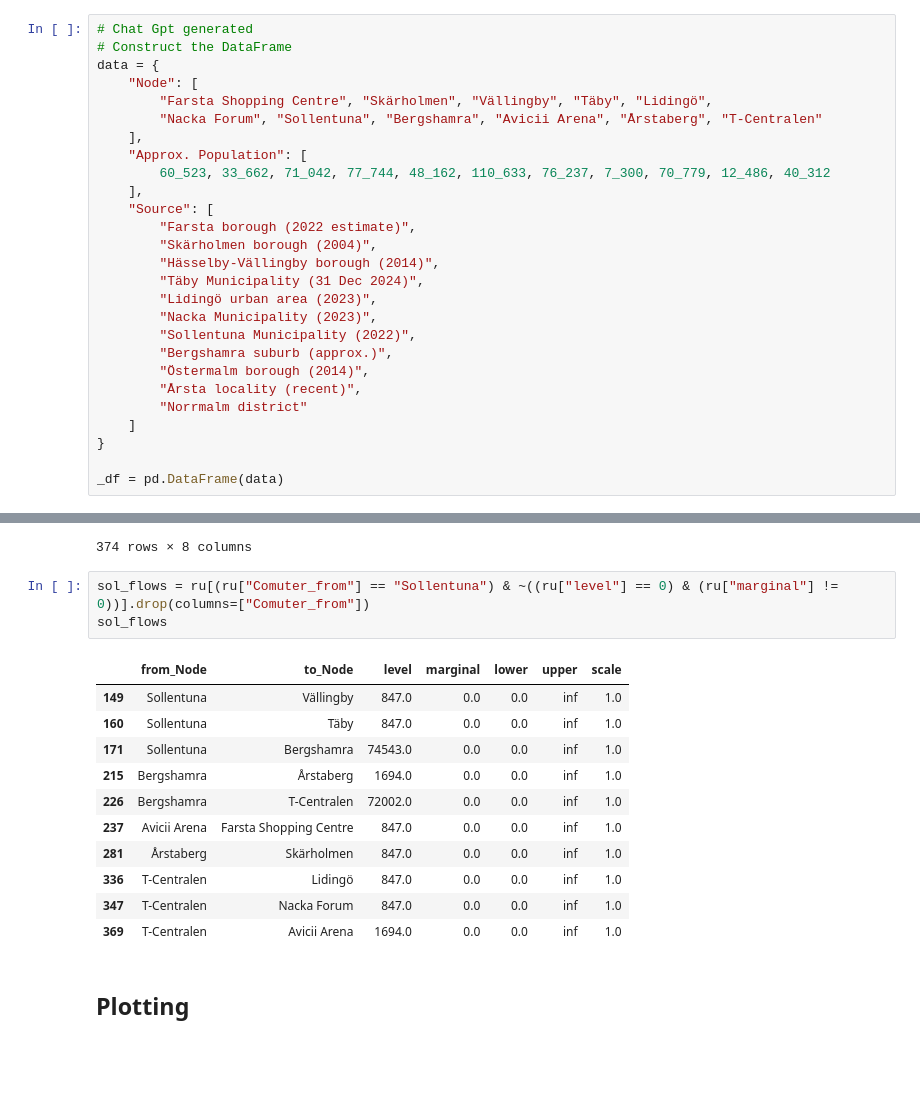
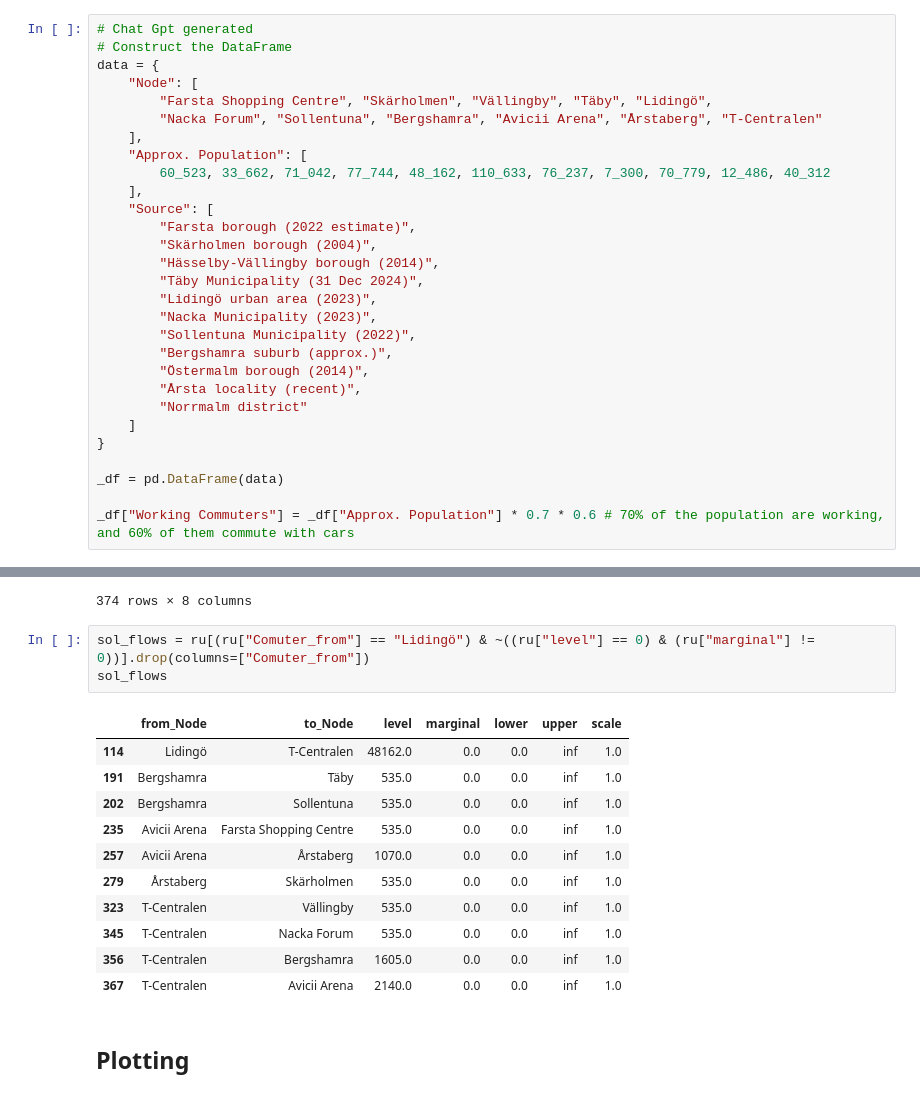
Before and after one commit to aheagel/SF2822, a Jupyter notebook: Project2A.ipynb, the cells around one changed output, grey strips where cells are left out. Drawn from its saved outputs; the diff is of its cells as text; blank space fills up the shorter version.

```diff
--- a/Project2A.ipynb
+++ b/Project2A.ipynb
@@ -89,6 +114,8 @@ data = {
 }
 
 _df = pd.DataFrame(data)
+
+_df["Working Commuters"] = _df["Approx. Population"] * 0.7 * 0.6 # 70% of the population are working, and 60% of them commute with cars
 # %%
 _init = np.diag(data["Approx. Population"])
 skew = 0.9
@@ -211,20 +238,20 @@ ru
 | 373 | T-Centralen | Avicii Arena | T-Centralen | 16124.0 | 0.000000 | 0.0 | inf | 1.0 |
 374 rows × 8 columns
 # %%
-sol_flows = ru[(ru["Comuter_from"] == "Sollentuna") & ~((ru["level"] == 0) & (ru["marginal"] != 0))].drop(columns=["Comuter_from"])
+sol_flows = ru[(ru["Comuter_from"] == "Lidingö") & ~((ru["level"] == 0) & (ru["marginal"] != 0))].drop(columns=["Comuter_from"])
 sol_flows
 # %% [output]
 |  | from_Node | to_Node | level | marginal | lower | upper | scale |
-| 149 | Sollentuna | Vällingby | 847.0 | 0.0 | 0.0 | inf | 1.0 |
-| 160 | Sollentuna | Täby | 847.0 | 0.0 | 0.0 | inf | 1.0 |
-| 171 | Sollentuna | Bergshamra | 74543.0 | 0.0 | 0.0 | inf | 1.0 |
-| 215 | Bergshamra | Årstaberg | 1694.0 | 0.0 | 0.0 | inf | 1.0 |
-| 226 | Bergshamra | T-Centralen | 72002.0 | 0.0 | 0.0 | inf | 1.0 |
-| 237 | Avicii Arena | Farsta Shopping Centre | 847.0 | 0.0 | 0.0 | inf | 1.0 |
-| 281 | Årstaberg | Skärholmen | 847.0 | 0.0 | 0.0 | inf | 1.0 |
-| 336 | T-Centralen | Lidingö | 847.0 | 0.0 | 0.0 | inf | 1.0 |
-| 347 | T-Centralen | Nacka Forum | 847.0 | 0.0 | 0.0 | inf | 1.0 |
-| 369 | T-Centralen | Avicii Arena | 1694.0 | 0.0 | 0.0 | inf | 1.0 |
+| 114 | Lidingö | T-Centralen | 48162.0 | 0.0 | 0.0 | inf | 1.0 |
+| 191 | Bergshamra | Täby | 535.0 | 0.0 | 0.0 | inf | 1.0 |
+| 202 | Bergshamra | Sollentuna | 535.0 | 0.0 | 0.0 | inf | 1.0 |
+| 235 | Avicii Arena | Farsta Shopping Centre | 535.0 | 0.0 | 0.0 | inf | 1.0 |
+| 257 | Avicii Arena | Årstaberg | 1070.0 | 0.0 | 0.0 | inf | 1.0 |
+| 279 | Årstaberg | Skärholmen | 535.0 | 0.0 | 0.0 | inf | 1.0 |
+| 323 | T-Centralen | Vällingby | 535.0 | 0.0 | 0.0 | inf | 1.0 |
+| 345 | T-Centralen | Nacka Forum | 535.0 | 0.0 | 0.0 | inf | 1.0 |
+| 356 | T-Centralen | Bergshamra | 1605.0 | 0.0 | 0.0 | inf | 1.0 |
+| 367 | T-Centralen | Avicii Arena | 2140.0 | 0.0 | 0.0 | inf | 1.0 |
 # %% [markdown]
 ## Plotting
 # %%
```
Also changed, not shown: parts of 5 cells of this notebook.
